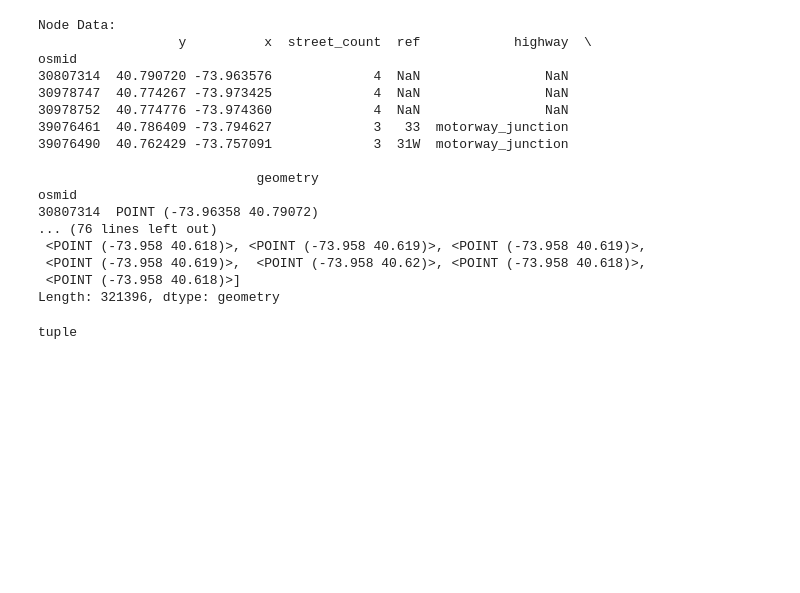
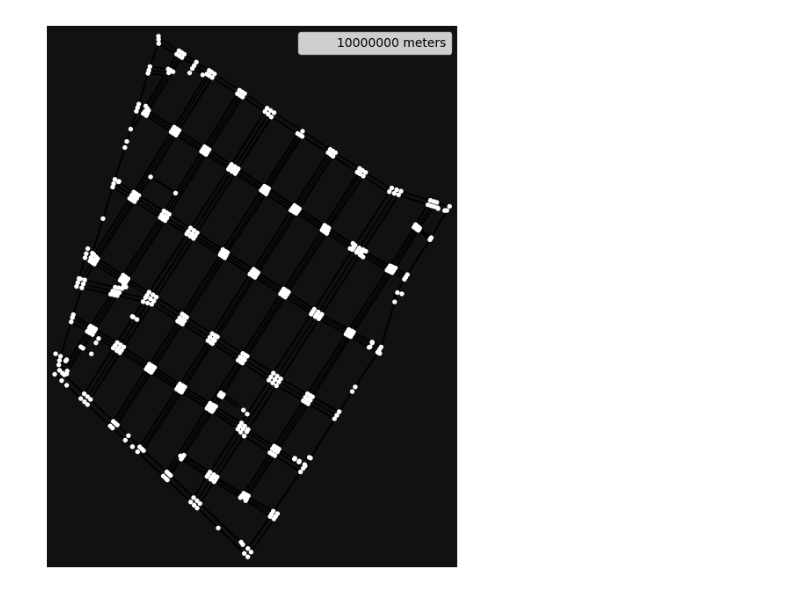
Before and after one commit to RWLinno/OSM-Artist, a Jupyter notebook: test.ipynb, the cells around one changed output. Cells and saved outputs as stored; diff of their text form; code cells hidden in the pictures; blank space fills up the shorter version.

Commit message:
update 2023.11.21
fix MultiPolygon problem, add Legend visable, add Methods to run, update requirements

```diff
--- a/test.ipynb
+++ b/test.ipynb
@@ -14,35 +1,22 @@ df_nodes, df_edges = ox.graph_to_gdfs(graph)
-# %%
-
-# 显示节点数据
-print("Node Data:")
-print(df_nodes.head())
-
-# 显示边数据
-print("Edge Data:")
-print(df_edges.head())
-
-for col in df_nodes.columns:
-    print(f'{col}: {str(df_nodes[col].unique())}\n')
-# %% [output]
-Node Data:
-                  y          x  street_count  ref            highway  \
-osmid
-30807314  40.790720 -73.963576             4  NaN                NaN
-30978747  40.774267 -73.973425             4  NaN                NaN
-30978752  40.774776 -73.974360             4  NaN                NaN
-39076461  40.786409 -73.794627             3   33  motorway_junction
-39076490  40.762429 -73.757091             3  31W  motorway_junction
-
-                            geometry
-osmid
-30807314  POINT (-73.96358 40.79072)
-... (76 lines left out)
- <POINT (-73.958 40.618)>, <POINT (-73.958 40.619)>, <POINT (-73.958 40.619)>,
- <POINT (-73.958 40.619)>,  <POINT (-73.958 40.62)>, <POINT (-73.958 40.618)>,
- <POINT (-73.958 40.618)>]
-Length: 321396, dtype: geometry
-# %%
-figsize=(50, 50)
-type(figsize)
-# %% [output]
-tuple
+# %%
+import osmnx as ox
+import matplotlib.pyplot as plt
+
+# 选择一个城市并下载地图数据
+place_name = "SoHo, New York, NY"
+graph = ox.graph_from_place(place_name, network_type="all")
+# %%
+
+# 绘制地图
+fig, ax = ox.plot_graph(graph, show=False, close=False, edge_color="black")
+
+# 添加图例
+scale = 10000000  # 比例尺，表示图像大小对应的物理距离
+legend_label = f"{scale} meters"
+legend_line = plt.Line2D([0], [0], linestyle="", marker="", markersize=10, color="black", label=legend_label)
+ax.legend(handles=[legend_line], loc="upper right")
+
+# 显示地图
+plt.show()
+# %% [output]
+[figure, added]
```
Also changed, not shown: parts of 2 cells of this notebook, 23 other files.
